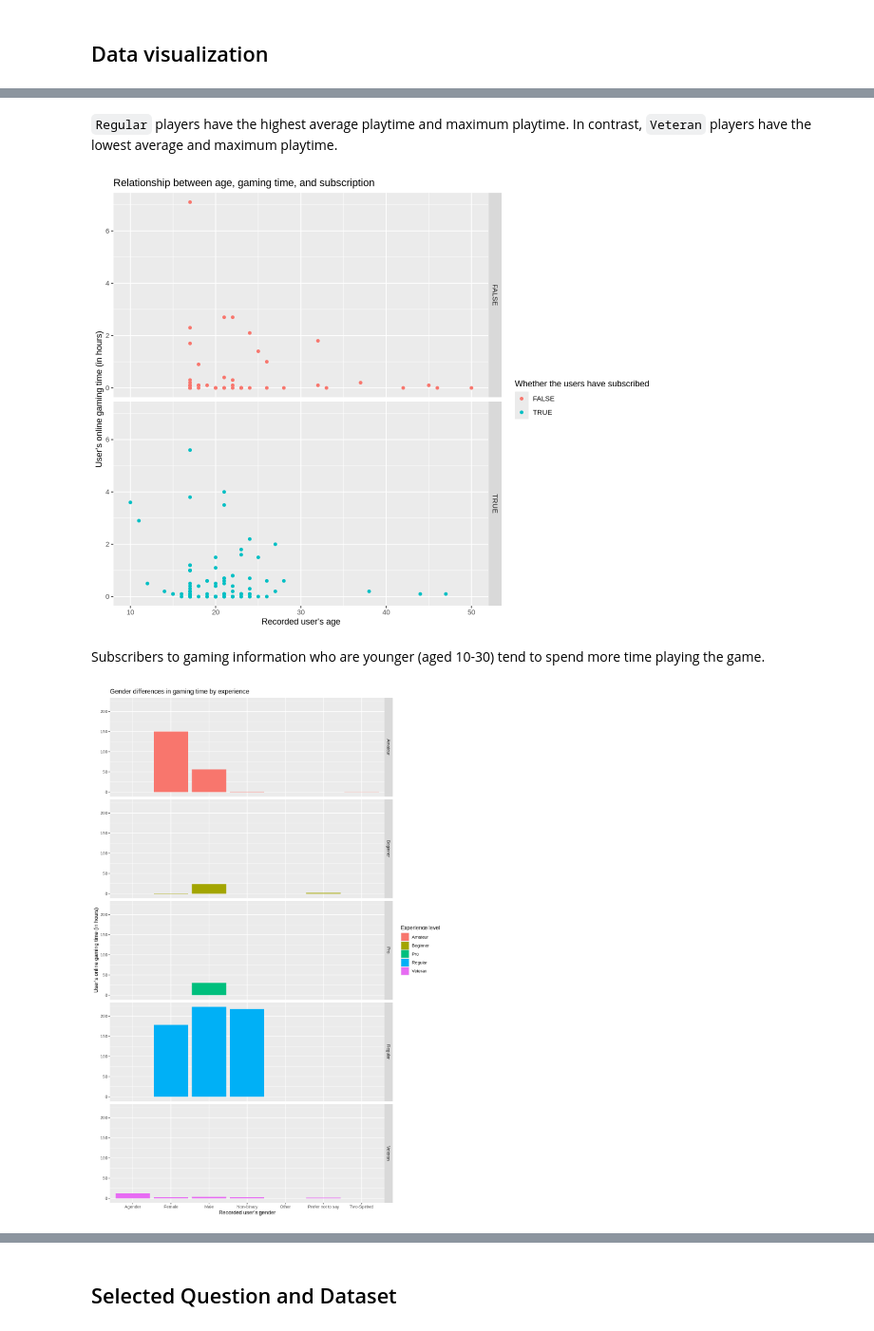
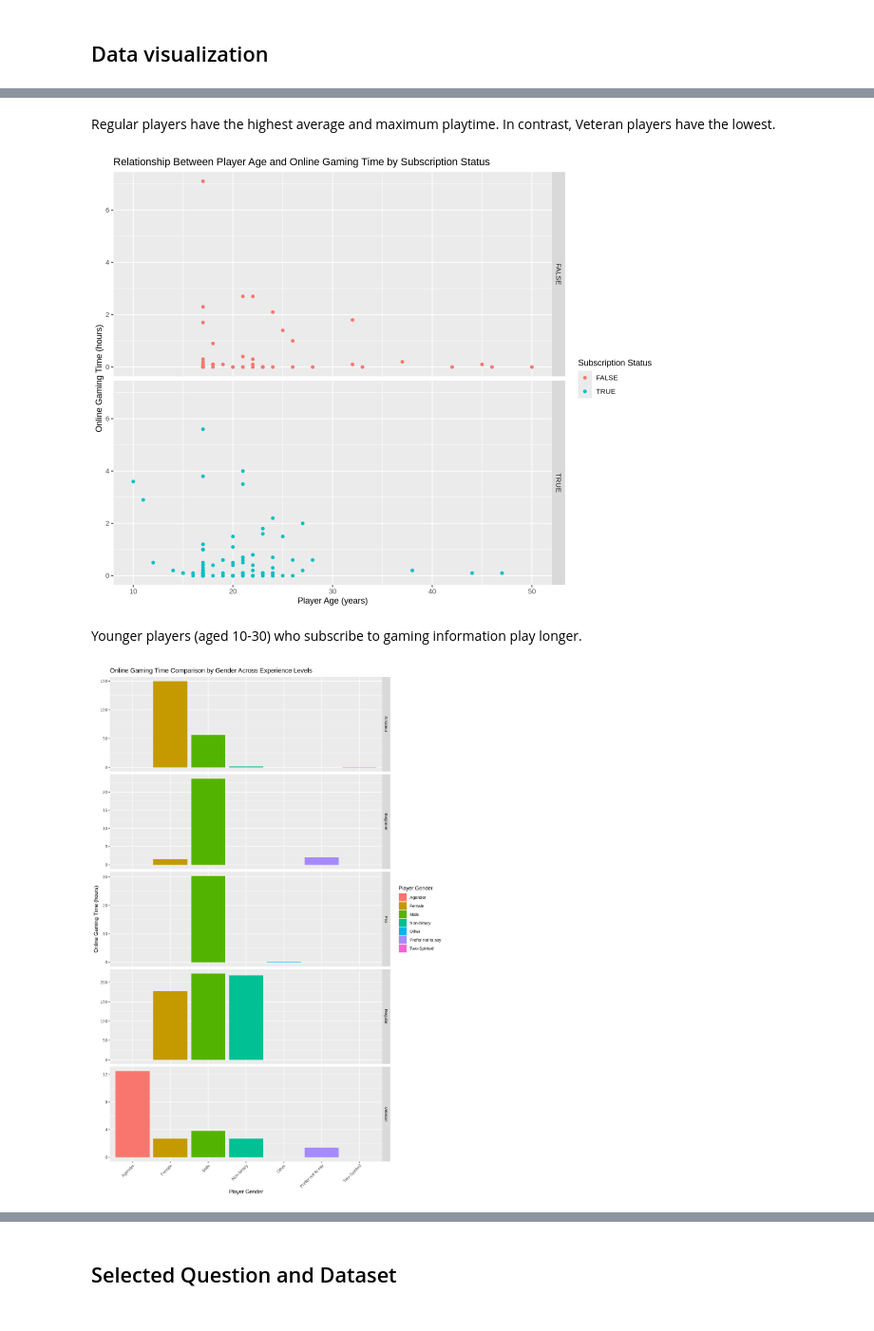
Before and after one commit to YuanYuan-06/dsci-Individualplan, a Jupyter notebook: individual plan project.ipynb, the cells around one changed output, grey strips where cells are left out. Shown at 95% size. Drawn from its saved outputs; the diff is of its cells as text; code cells hidden in the pictures.

```diff
--- a/individual plan project.ipynb
+++ b/individual plan project.ipynb
@@ -316,35 +266,35 @@ A tibble: 5 × 4
 | Veteran | 12.5 | 0 | 0.6479167 |
 # %% [markdown]
-`Regular` players have the highest average playtime and maximum playtime. In contrast, `Veteran` players have the lowest average and maximum playtime.
+Regular players have the highest average and maximum playtime. In contrast, Veteran players have the lowest.
 # %%
 options(repr.plot.width=10, repr.plot.height = 8)
 players_age_playedhours_subscribe <- players |>
 filter(played_hours <= 10 & Age <= 50)|>
 ggplot(aes(x=Age,y=played_hours))+
 geom_point(aes(color=subscribe))+
-labs(x="Recorded user's age",
-     y="User's online gaming time (in hours)",
-     color="Whether the users have subscribed",
-    title= "Relationship between age, gaming time, and subscription")+
+labs(x="Player Age (years)",
+     y="Online Gaming Time (hours)",
+     color="Subscription Status",
+    title= "Relationship Between Player Age and Online Gaming Time by Subscription Status")+
 facet_grid(rows=vars(subscribe))
 
 players_age_playedhours_subscribe
 # %% [output]
-[figure, old version]
+[figure, new version]
 # %% [markdown]
-Subscribers to gaming information who are younger (aged 10-30) tend to spend more time playing the game.
+Younger players (aged 10-30) who subscribe to gaming information play longer.
 # %%
 options(repr.plot.width=10, repr.plot.height = 15)
 players_gender_playedtime_subscribe <- players |>
-ggplot(aes(x=gender,y=played_hours))+
-geom_col(aes(fill=experience),position="dodge")+
-labs(x="Recorded user's gender",
-     y="User's online gaming time (in hours)",
-     fill="Experience level",
-    title= "Gender differences in gaming time by experience")+
-facet_grid(rows=vars(experience))
-
+ggplot(aes(x=gender,y=played_hours, fill=gender))+
+geom_col(position="dodge")+
+labs(x="Player Gender",
+     y="Online Gaming Time (hours)",
+     fill="Player Gender",
+    title= "Online Gaming Time Comparison by Gender Across Experience Levels")+
+facet_grid(rows=vars(experience),scales="free_y")+
+theme(axis.text.x=element_text(angle=45, hjust=1))
 players_gender_playedtime_subscribe
 # %% [output]
-[figure, old version]
+[figure, new version]
 # %% [markdown]
```
Also changed, not shown: parts of 24 cells of this notebook.
